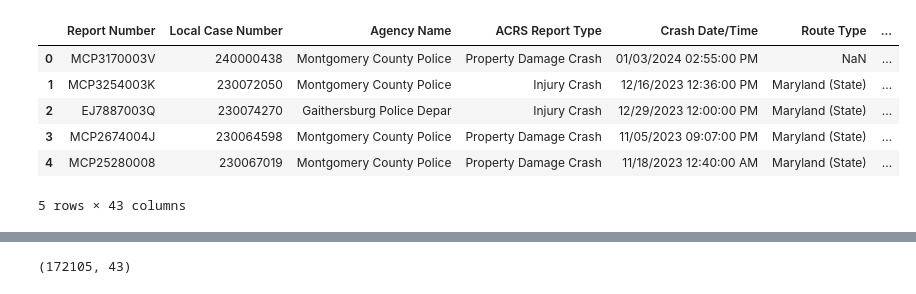
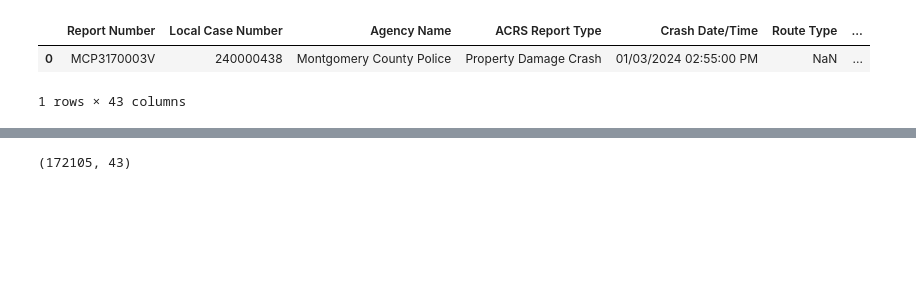
Before and after one commit to ris3abh/Collisions_prediction, a Jupyter notebook: code/EDA_rishabh.ipynb, the cells around one changed output, grey strips where cells are left out. Drawn from its saved outputs; the diff is of its cells as text; code cells hidden in the pictures; blank space fills up the shorter version.

```diff
--- a/code/EDA_rishabh.ipynb
+++ b/code/EDA_rishabh.ipynb
@@ -6,15 +10,11 @@ import seaborn as sns
 # %%
 df = pd.read_csv('../data/Crash_Reporting_-_Drivers_Data.csv')
 
-df.head(5)
+df.head(1)
 # %% [output]
 |  | Report Number | Local Case Number | Agency Name | ACRS Report Type | Crash Date/Time | Route Type | ... |
 | 0 | MCP3170003V | 240000438 | Montgomery County Police | Property Damage Crash | 01/03/2024 02:55:00 PM | NaN | ... |
-| 1 | MCP3254003K | 230072050 | Montgomery County Police | Injury Crash | 12/16/2023 12:36:00 PM | Maryland (State) | ... |
-| 2 | EJ7887003Q | 230074270 | Gaithersburg Police Depar | Injury Crash | 12/29/2023 12:00:00 PM | Maryland (State) | ... |
-| 3 | MCP2674004J | 230064598 | Montgomery County Police | Property Damage Crash | 11/05/2023 09:07:00 PM | Maryland (State) | ... |
-| 4 | MCP25280008 | 230067019 | Montgomery County Police | Property Damage Crash | 11/18/2023 12:40:00 AM | Maryland (State) | ... |
-5 rows × 43 columns
+1 rows × 43 columns
 # %%
 df.columns
 # %% [output]
```
Also changed, not shown: parts of 4 cells of this notebook, 3 other files.
